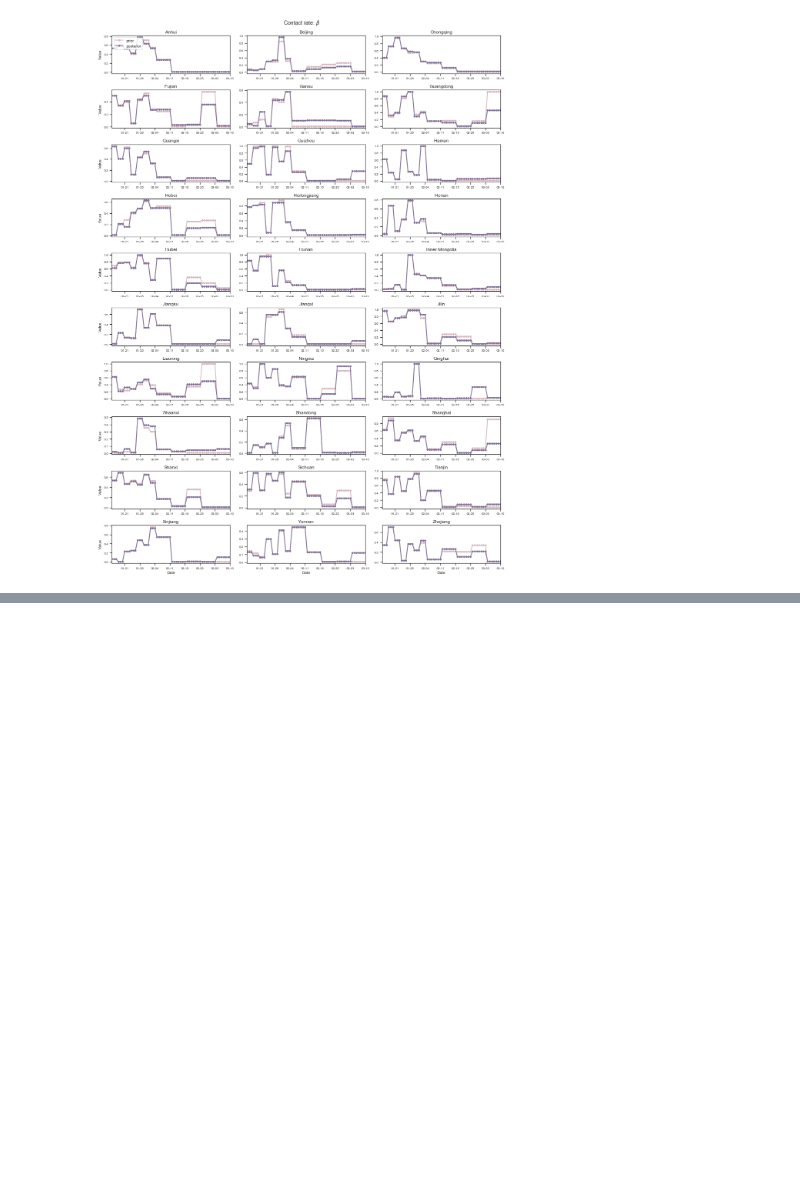
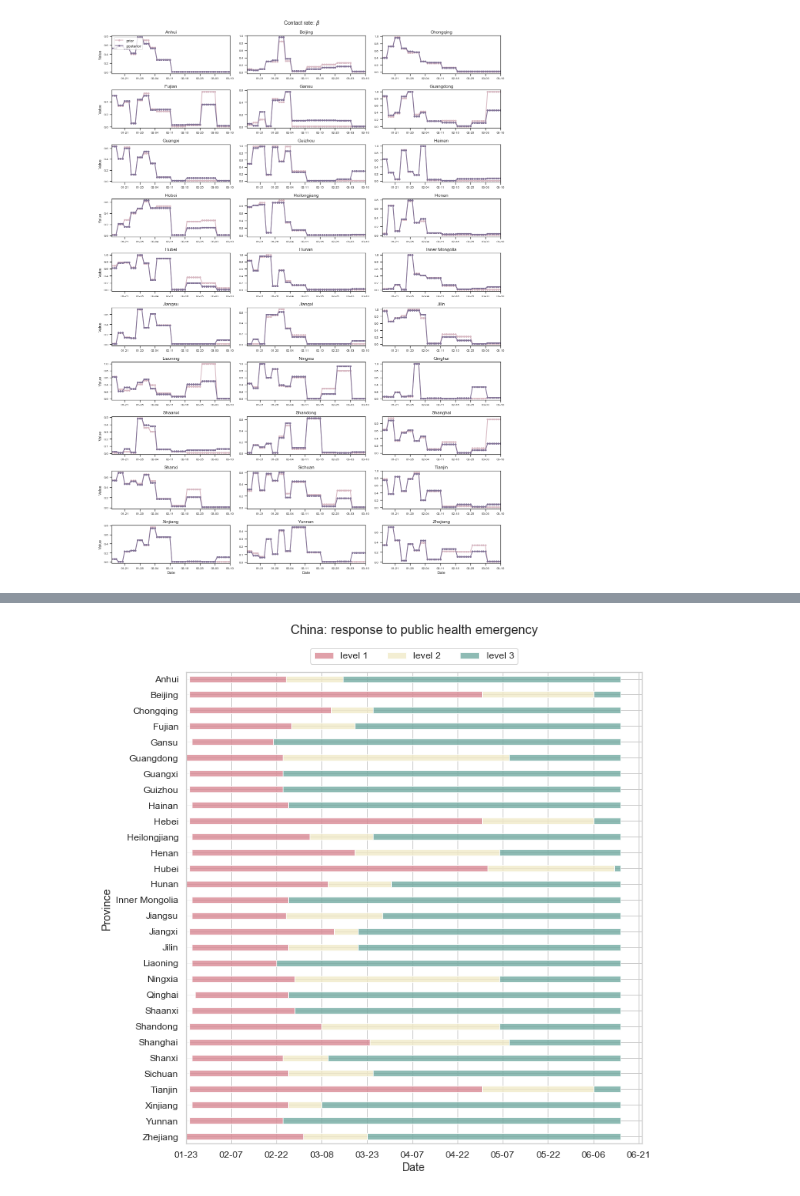
Before and after one commit to fudab/China-COVID-19-mobility, a Jupyter notebook: scripts/model.ipynb, the cells around one changed output, grey strips where cells are left out. Saved outputs shown, nothing was run; the diff lists cells and outputs as text; code cells hidden in the pictures; blank space fills up the shorter version.

```diff
--- a/scripts/model.ipynb
+++ b/scripts/model.ipynb
@@ -1385,0 +1799,2 @@ min(ccor_list)
+# %%
+data_response_o, data_response = load_response_raw()
@@ -1385,0 +1906,4 @@ min(ccor_list)
+# %%
+figure_response(data_response_o, date_tr, (10, 10), 16)
+# %% [output]
+[figure, added]
```
Also changed, not shown: parts of 59 cells of this notebook.
